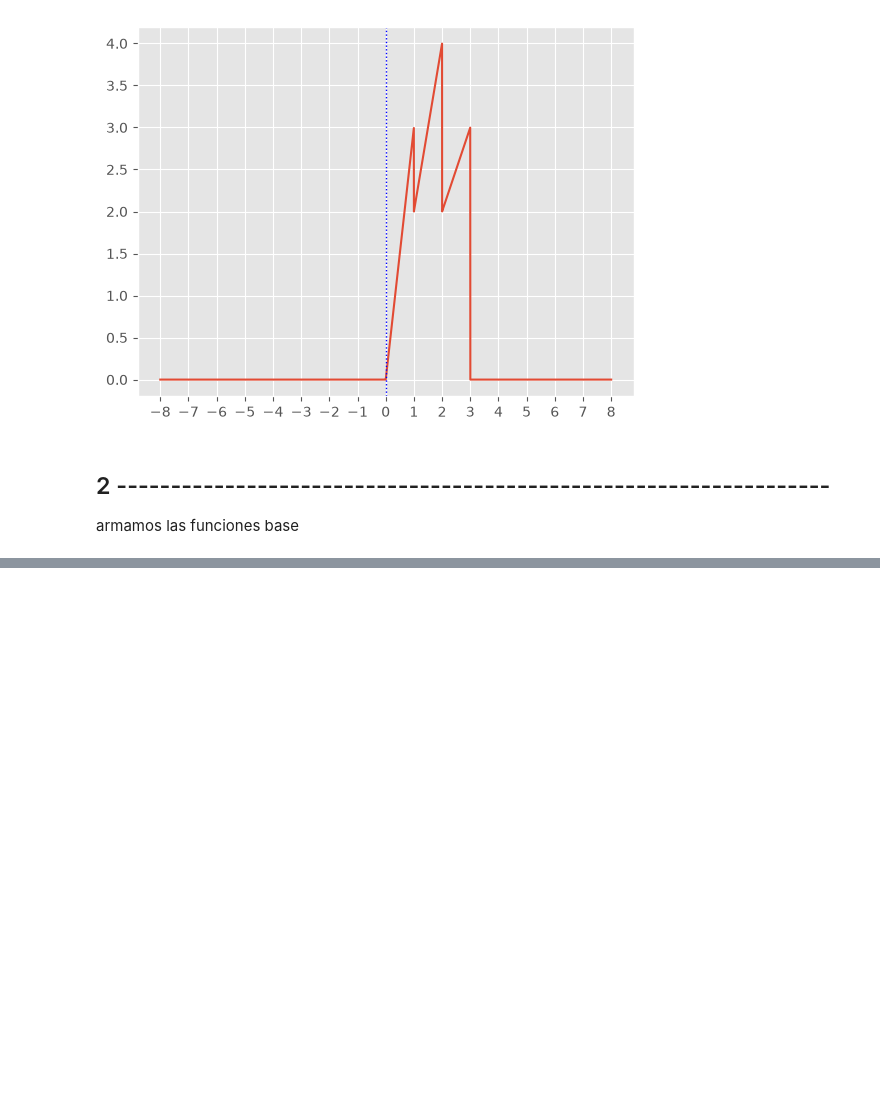
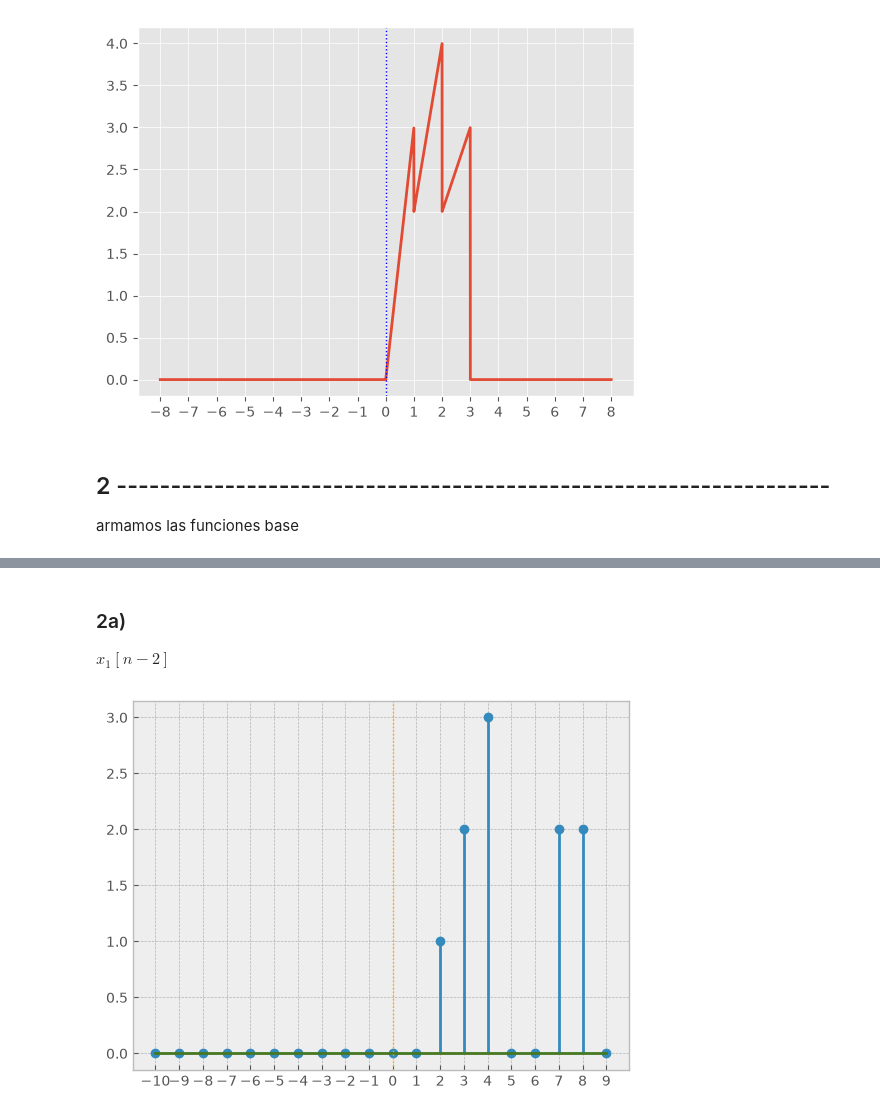
Before and after one commit to ilavaggi/SyS-2026, a Jupyter notebook: TP1.ipynb, the cells around one changed output, grey strips where cells are left out. Cells and saved outputs as stored; diff of their text form; code cells hidden in the pictures; blank space fills up the shorter version.

```diff
--- a/TP1.ipynb
+++ b/TP1.ipynb
@@ -177,0 +194,16 @@ plt.show()
+# %%
+# cambio el n para que el rango sea mas amplio
+#edit:  para que pueda hacer las cuentas sobre todos los elementos de una, lo hago array
+n = np.arange(-10,10,1)
+# %% [markdown]
+### 2a)
+$x_1[n-2]$
+# %%
+y1n = x1n(n-2)
+
+plt.stem(n,y1n)
+plt.xticks(n)
+plt.axvline(0, color="orange", linewidth=1, linestyle=":")
+plt.show()
+# %% [output]
+[figure, added]
```
Also changed, not shown: parts of 16 cells of this notebook.
